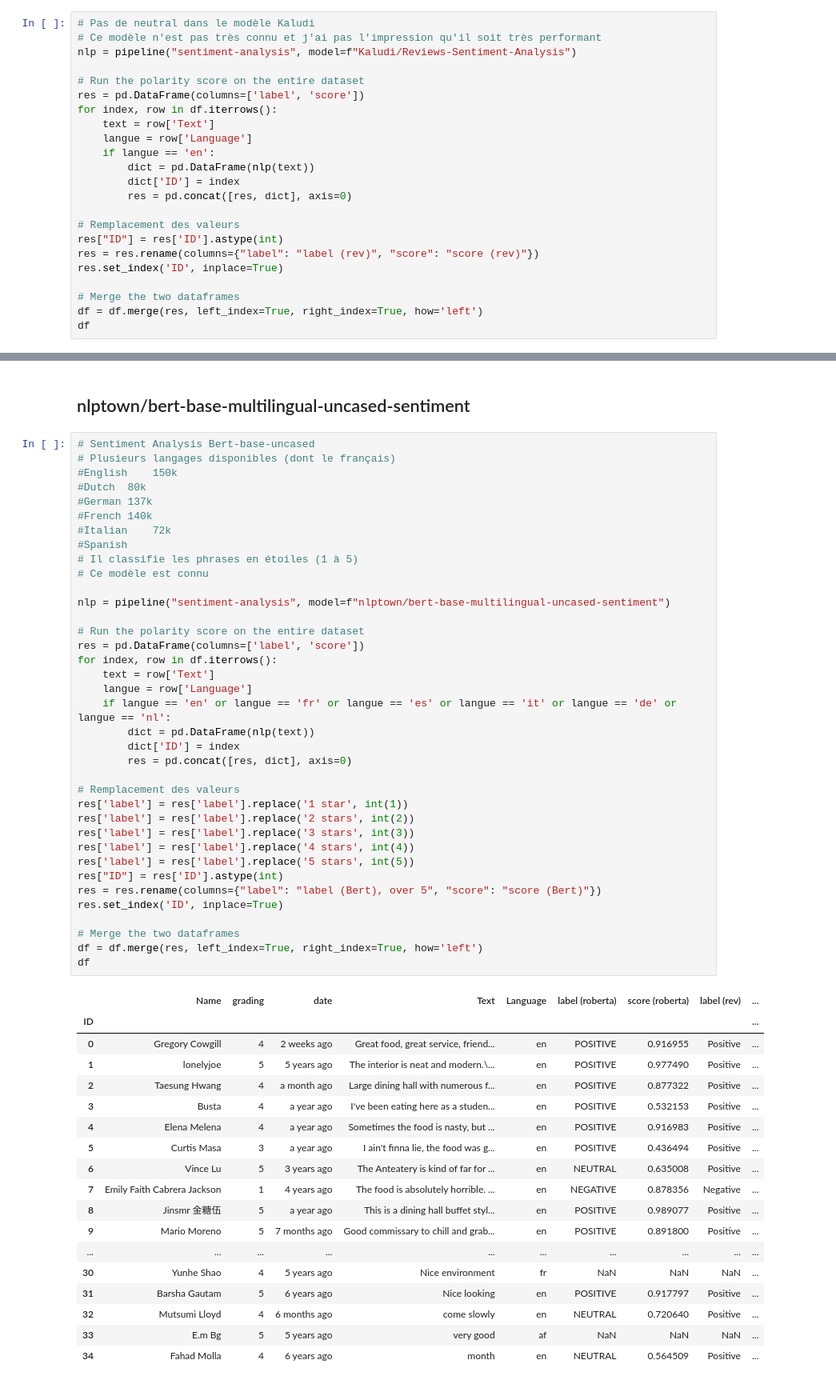
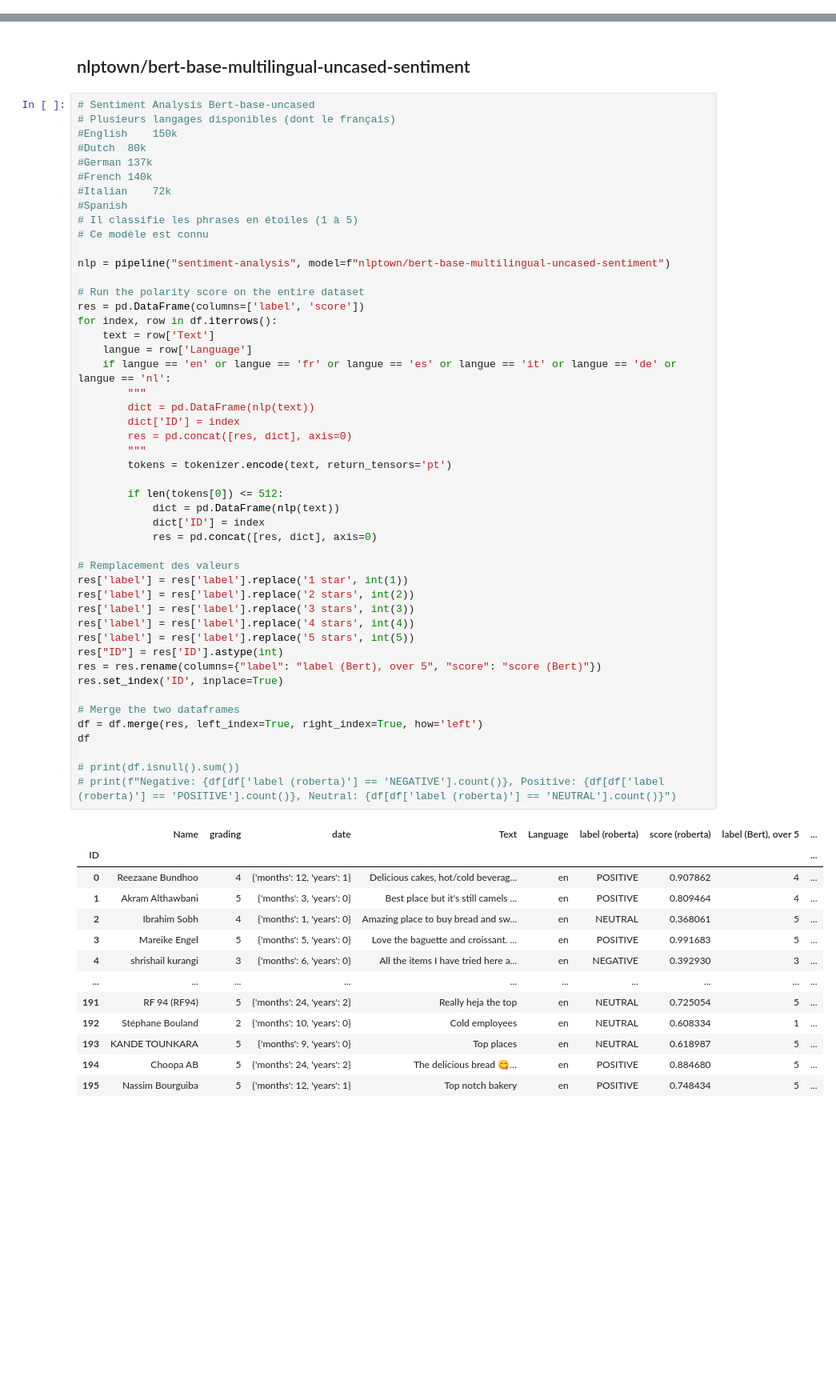
Before and after one commit to ScanVerdict/ScanVerdict-ML, a Jupyter notebook: Sentiment_analysis.ipynb, the cells around one changed output, grey strips where cells are left out. Shown at 80% size. Saved outputs shown, nothing was run; the diff lists cells and outputs as text; blank space fills up the shorter version.

```diff
--- a/Sentiment_analysis.ipynb
+++ b/Sentiment_analysis.ipynb
@@ -122,23 +223,0 @@ df
-# %%
-# Pas de neutral dans le modèle Kaludi
-# Ce modèle n'est pas très connu et j'ai pas l'impression qu'il soit très performant
-nlp = pipeline("sentiment-analysis", model=f"Kaludi/Reviews-Sentiment-Analysis")
-
-# Run the polarity score on the entire dataset
-res = pd.DataFrame(columns=['label', 'score'])
-for index, row in df.iterrows():
-    text = row['Text']
-    langue = row['Language']
-    if langue == 'en':
-        dict = pd.DataFrame(nlp(text))
-        dict['ID'] = index
-        res = pd.concat([res, dict], axis=0)
-
-# Remplacement des valeurs
-res["ID"] = res['ID'].astype(int)
-res = res.rename(columns={"label": "label (rev)", "score": "score (rev)"})
-res.set_index('ID', inplace=True)
-
-# Merge the two dataframes
-df = df.merge(res, left_index=True, right_index=True, how='left')
-df
@@ -174,48 +234,54 @@ df
 #Spanish
 # Il classifie les phrases en étoiles (1 à 5)
 # Ce modèle est connu
 
 nlp = pipeline("sentiment-analysis", model=f"nlptown/bert-base-multilingual-uncased-sentiment")
 
 # Run the polarity score on the entire dataset
 res = pd.DataFrame(columns=['label', 'score'])
 for index, row in df.iterrows():
     text = row['Text']
     langue = row['Language']
     if langue == 'en' or langue == 'fr' or langue == 'es' or langue == 'it' or langue == 'de' or langue == 'nl':
+        """
         dict = pd.DataFrame(nlp(text))
         dict['ID'] = index
         res = pd.concat([res, dict], axis=0)
+        """
+        tokens = tokenizer.encode(text, return_tensors='pt')
+
+        if len(tokens[0]) <= 512:
+            dict = pd.DataFrame(nlp(text))
+            dict['ID'] = index
+            res = pd.concat([res, dict], axis=0)
 
 # Remplacement des valeurs
 res['label'] = res['label'].replace('1 star', int(1))
 res['label'] = res['label'].replace('2 stars', int(2))
 res['label'] = res['label'].replace('3 stars', int(3))
 res['label'] = res['label'].replace('4 stars', int(4))
 res['label'] = res['label'].replace('5 stars', int(5))
 res["ID"] = res['ID'].astype(int)
 res = res.rename(columns={"label": "label (Bert), over 5", "score": "score (Bert)"})
 res.set_index('ID', inplace=True)
 
 # Merge the two dataframes
 df = df.merge(res, left_index=True, right_index=True, how='left')
 df
+
+# print(df.isnull().sum())
+# print(f"Negative: {df[df['label (roberta)'] == 'NEGATIVE'].count()}, Positive: {df[df['label (roberta)'] == 'POSITIVE'].count()}, Neutral: {df[df['label (roberta)'] == 'NEUTRAL'].count()}")
 # %% [output]
-|  | Name | grading | date | Text | Language | label (roberta) | score (roberta) | label (rev) | ... |
+|  | Name | grading | date | Text | Language | label (roberta) | score (roberta) | label (Bert), over 5 | ... |
 | ID |  |  |  |  |  |  |  |  | ... |
-| 0 | Gregory Cowgill | 4 | 2 weeks ago | Great food, great service, friend... | en | POSITIVE | 0.916955 | Positive | ... |
-| 1 | lonelyjoe | 5 | 5 years ago | The interior is neat and modern.\... | en | POSITIVE | 0.977490 | Positive | ... |
-| 2 | Taesung Hwang | 4 | a month ago | Large dining hall with numerous f... | en | POSITIVE | 0.877322 | Positive | ... |
-| 3 | Busta | 4 | a year ago | I've been eating here as a studen... | en | POSITIVE | 0.532153 | Positive | ... |
-| 4 | Elena Melena | 4 | a year ago | Sometimes the food is nasty, but ... | en | POSITIVE | 0.916983 | Positive | ... |
-| 5 | Curtis Masa | 3 | a year ago | I ain't finna lie, the food was g... | en | POSITIVE | 0.436494 | Positive | ... |
-| 6 | Vince Lu | 5 | 3 years ago | The Anteatery is kind of far for ... | en | NEUTRAL | 0.635008 | Positive | ... |
-| 7 | Emily Faith Cabrera Jackson | 1 | 4 years ago | The food is absolutely horrible. ... | en | NEGATIVE | 0.878356 | Negative | ... |
-| 8 | Jinsmr 金糖伍 | 5 | a year ago | This is a dining hall buffet styl... | en | POSITIVE | 0.989077 | Positive | ... |
-| 9 | Mario Moreno | 5 | 7 months ago | Good commissary to chill and grab... | en | POSITIVE | 0.891800 | Positive | ... |
+| 0 | Reezaane Bundhoo | 4 | {'months': 12, 'years': 1} | Delicious cakes, hot/cold beverag... | en | POSITIVE | 0.907862 | 4 | ... |
+| 1 | Akram Althawbani | 5 | {'months': 3, 'years': 0} | Best place but it's still camels ... | en | POSITIVE | 0.809464 | 4 | ... |
+| 2 | Ibrahim Sobh | 4 | {'months': 1, 'years': 0} | Amazing place to buy bread and sw... | en | NEUTRAL | 0.368061 | 5 | ... |
+| 3 | Mareike Engel | 5 | {'months': 5, 'years': 0} | Love the baguette and croissant. ... | en | POSITIVE | 0.991683 | 5 | ... |
+| 4 | shrishail kurangi | 3 | {'months': 6, 'years': 0} | All the items I have tried here a... | en | NEGATIVE | 0.392930 | 3 | ... |
 | ... | ... | ... | ... | ... | ... | ... | ... | ... | ... |
-| 30 | Yunhe Shao | 4 | 5 years ago | Nice environment | fr | NaN | NaN | NaN | ... |
-| 31 | Barsha Gautam | 5 | 6 years ago | Nice looking | en | POSITIVE | 0.917797 | Positive | ... |
-| 32 | Mutsumi Lloyd | 4 | 6 months ago | come slowly | en | NEUTRAL | 0.720640 | Positive | ... |
-| 33 | E.m Bg | 5 | 5 years ago | very good | af | NaN | NaN | NaN | ... |
-| 34 | Fahad Molla | 4 | 6 years ago | month | en | NEUTRAL | 0.564509 | Positive | ... |
+| 191 | RF 94 (RF94) | 5 | {'months': 24, 'years': 2} | Really heja the top | en | NEUTRAL | 0.725054 | 5 | ... |
+| 192 | Stéphane Bouland | 2 | {'months': 10, 'years': 0} | Cold employees | en | NEUTRAL | 0.608334 | 1 | ... |
+| 193 | KANDE TOUNKARA | 5 | {'months': 9, 'years': 0} | Top places | en | NEUTRAL | 0.618987 | 5 | ... |
+| 194 | Choopa AB | 5 | {'months': 24, 'years': 2} | The delicious bread 😋… | en | POSITIVE | 0.884680 | 5 | ... |
+| 195 | Nassim Bourguiba | 5 | {'months': 12, 'years': 1} | Top notch bakery | en | POSITIVE | 0.748434 | 5 | ... |
```
Also changed, not shown: parts of 12 cells of this notebook, 2 other files.
